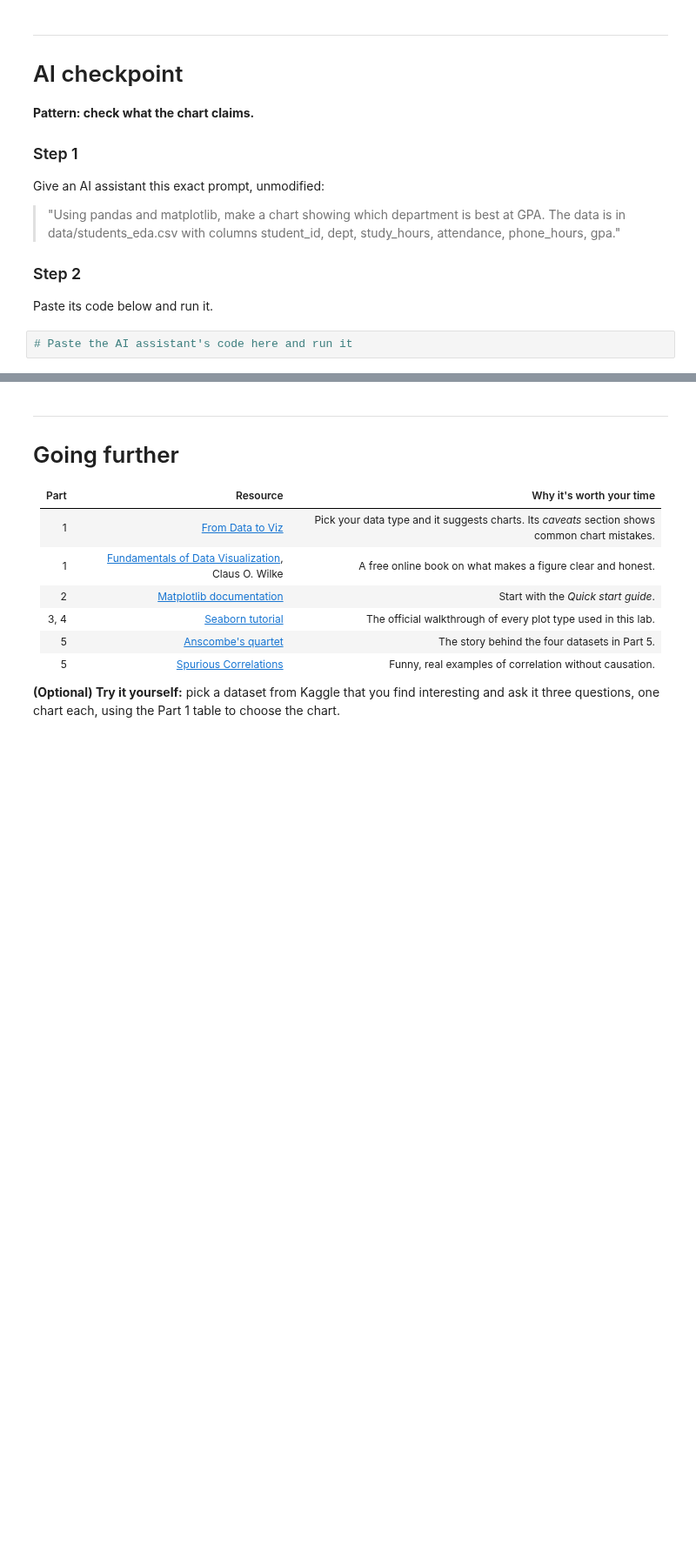
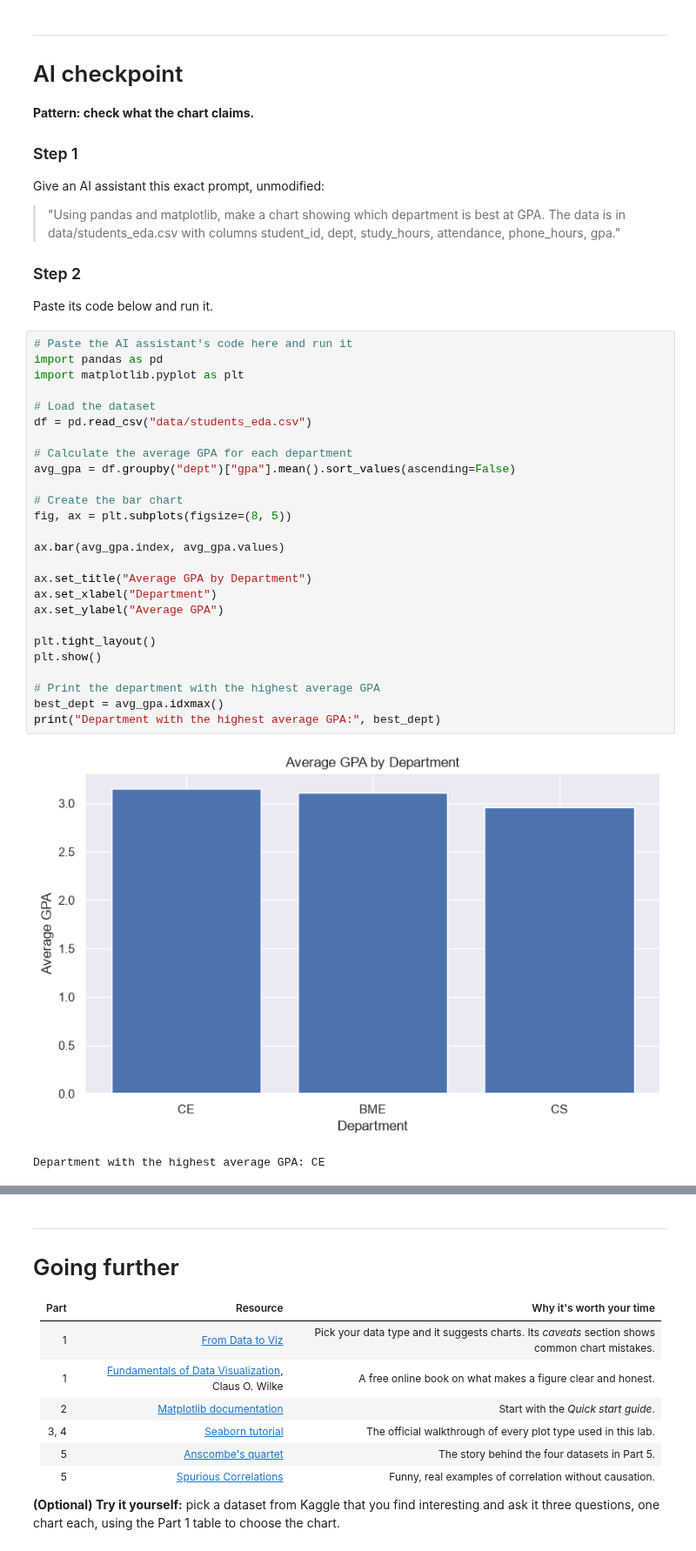
Before and after one commit to zxear2/arti303, a Jupyter notebook: lab06.ipynb, the cells around one changed output, grey strips where cells are left out. Shown at 87% size. Drawn from its saved outputs; the diff is of its cells as text; blank space fills up the shorter version.

```diff
--- a/lab06.ipynb
+++ b/lab06.ipynb
@@ -578,6 +690,33 @@ Give an AI assistant this exact prompt, unmodified:
 Paste its code below and run it.
 # %%
 # Paste the AI assistant's code here and run it
+import pandas as pd
+import matplotlib.pyplot as plt
+
+# Load the dataset
+df = pd.read_csv("data/students_eda.csv")
+
+# Calculate the average GPA for each department
+avg_gpa = df.groupby("dept")["gpa"].mean().sort_values(ascending=False)
+
+# Create the bar chart
+fig, ax = plt.subplots(figsize=(8, 5))
+
+ax.bar(avg_gpa.index, avg_gpa.values)
+
+ax.set_title("Average GPA by Department")
+ax.set_xlabel("Department")
+ax.set_ylabel("Average GPA")
+
+plt.tight_layout()
+plt.show()
+
+# Print the department with the highest average GPA
+best_dept = avg_gpa.idxmax()
+print("Department with the highest average GPA:", best_dept)
+# %% [output]
+[figure, added]
+Department with the highest average GPA: CE
 # %% [markdown]
 ### Step 3: answer these in your own words
 
```
Also changed, not shown: parts of 33 cells of this notebook, 2 other files.
